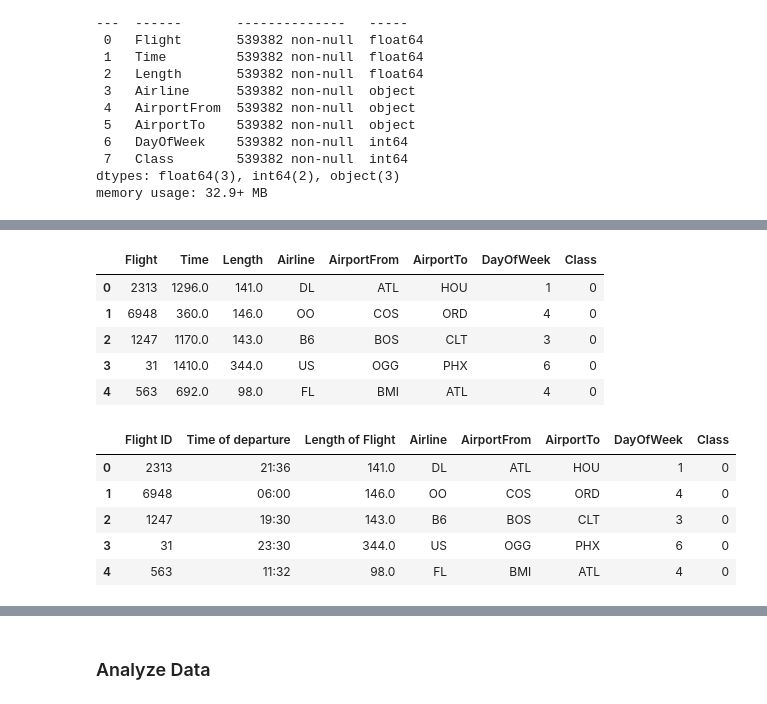
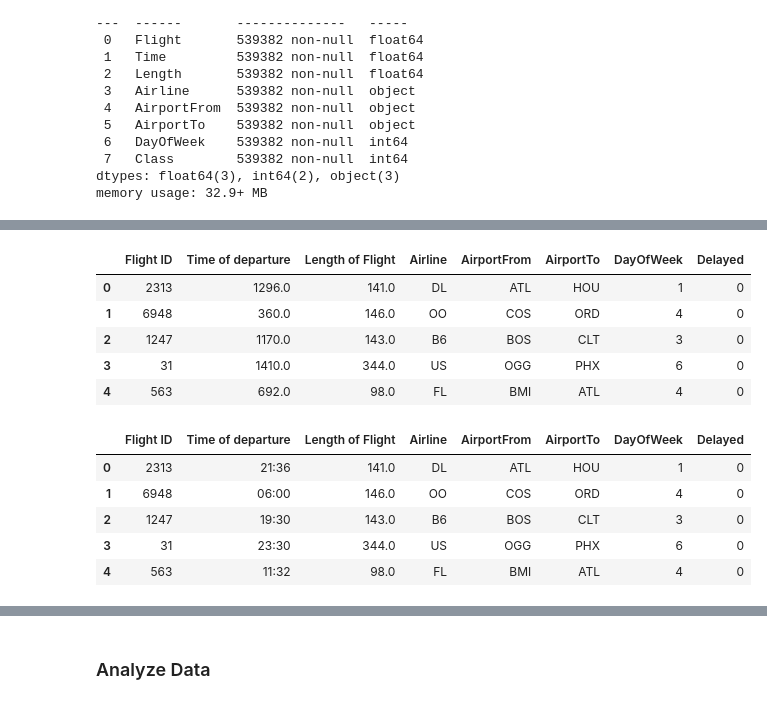
Before and after one commit to maurimc50/airline-delays, a Jupyter notebook: delays.ipynb, the cells around one changed output, grey strips where cells are left out. Drawn from its saved outputs; the diff is of its cells as text; code cells hidden in the pictures.

```diff
--- a/delays.ipynb
+++ b/delays.ipynb
@@ -46,0 +52,9 @@ memory usage: 32.9+ MB
+# %%
+#change the column names
+delays_df.rename(columns={
+    'Flight': 'Flight ID',
+    'Time': 'Time of departure',
+    'Length': 'Length of Flight',
+    'Class': 'Delayed',
+}, inplace=True)
+delays_df.head(5) # show the first 5 rows of the dataset
@@ -47,9 +68,9 @@ memory usage: 32.9+ MB
 # %%
 #convert the Flight column from float to int
-delays_df['Flight'] = delays_df['Flight'].astype(int)
+delays_df['Flight ID'] = delays_df['Flight ID'].astype(int)
 delays_df.head(5)
 # %% [output]
-|  | Flight | Time | Length | Airline | AirportFrom | AirportTo | DayOfWeek | Class |
+|  | Flight ID | Time of departure | Length of Flight | Airline | AirportFrom | AirportTo | DayOfWeek | Delayed |
 | 0 | 2313 | 1296.0 | 141.0 | DL | ATL | HOU | 1 | 0 |
 | 1 | 6948 | 360.0 | 146.0 | OO | COS | ORD | 4 | 0 |
 | 2 | 1247 | 1170.0 | 143.0 | B6 | BOS | CLT | 3 | 0 |
@@ -65,15 +79,10 @@ delays_df.rename(columns={
 # %%
-# Change Time of departure column from minutes to time value
-delays_df['Time of departure'] = delays_df['Time of departure'].map(lambda x: pd.to_timedelta(x, unit='m'))
+ # Change Time of departure column from minutes to time value
 
-# Convert Timedelta to datetime
-delays_df['Time of departure'] = pd.to_datetime(delays_df['Time of departure'].dt.total_seconds(), unit='s')
-
-# Format Time of depature column as hours and minutes
-delays_df['Time of departure'] = delays_df['Time of departure'].dt.strftime('%H:%M')
+delays_df['Time of departure'] = pd.to_datetime(delays_df['Time of departure'].map(lambda x: x*60), unit='s').dt.strftime('%H:%M')
 delays_df.head(5)
 # %% [output]
-|  | Flight ID | Time of departure | Length of Flight | Airline | AirportFrom | AirportTo | DayOfWeek | Class |
+|  | Flight ID | Time of departure | Length of Flight | Airline | AirportFrom | AirportTo | DayOfWeek | Delayed |
 | 0 | 2313 | 21:36 | 141.0 | DL | ATL | HOU | 1 | 0 |
 | 1 | 6948 | 06:00 | 146.0 | OO | COS | ORD | 4 | 0 |
 | 2 | 1247 | 19:30 | 143.0 | B6 | BOS | CLT | 3 | 0 |
```
Also changed, not shown: parts of 17 cells of this notebook.
